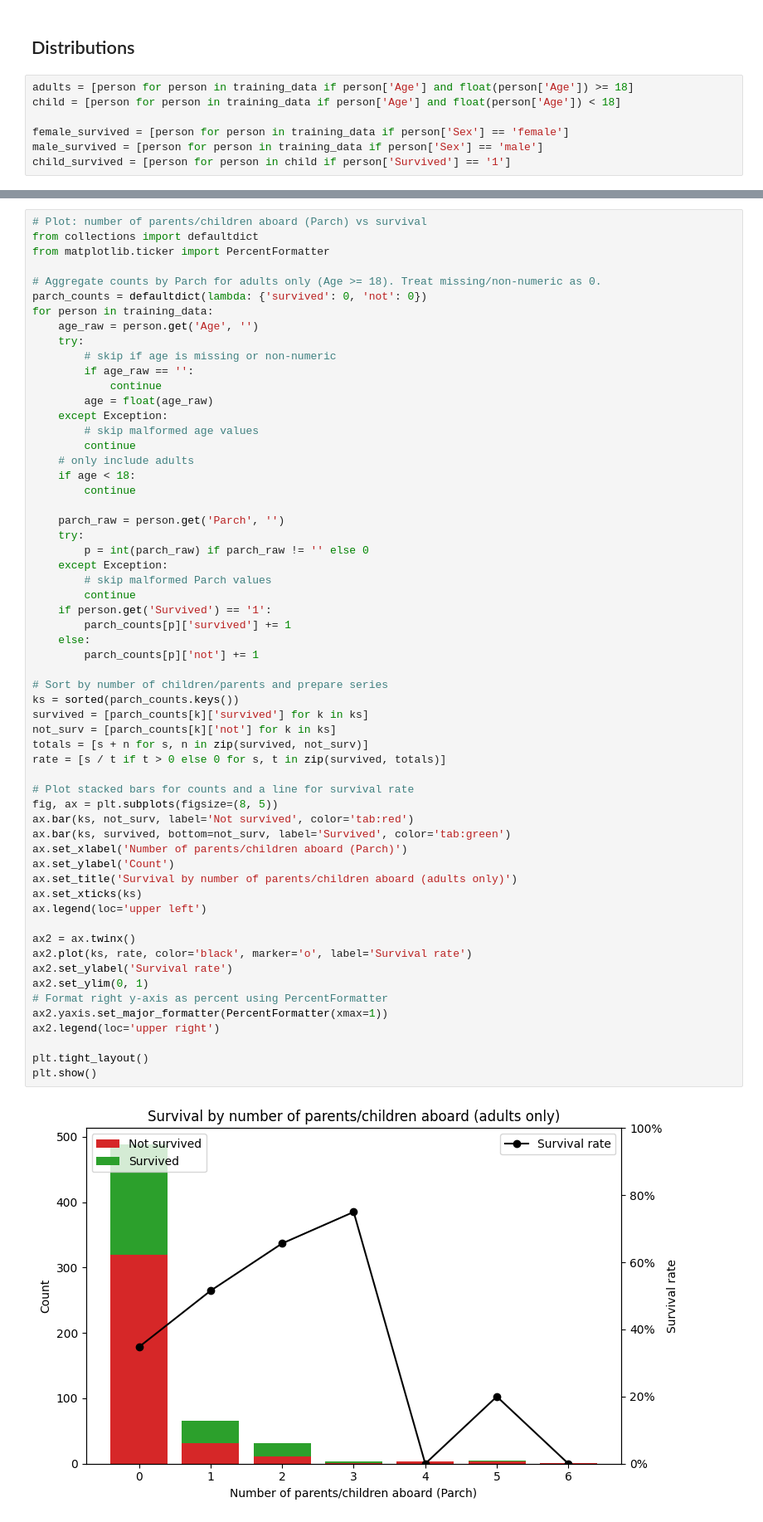
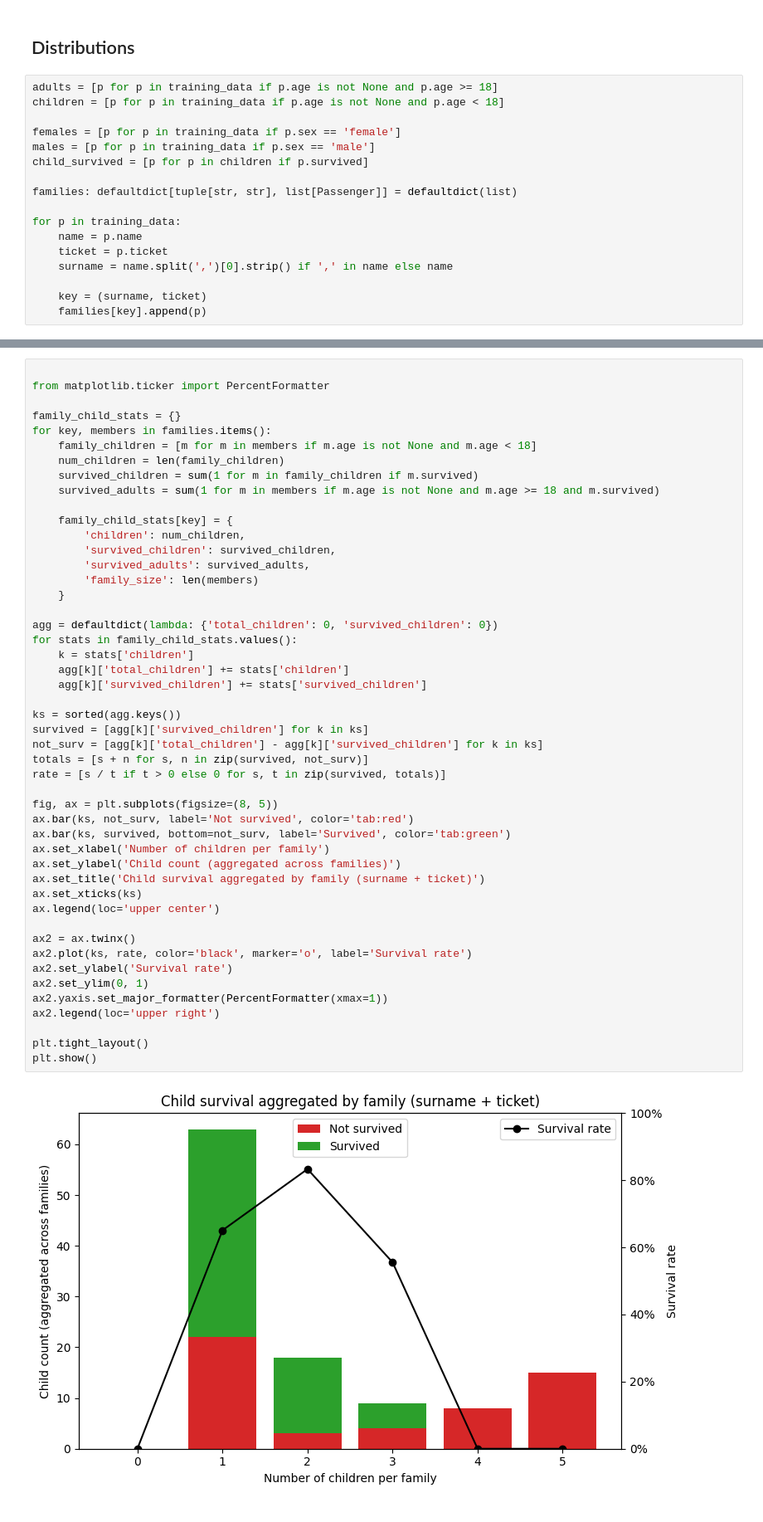
Before and after one commit to felipefcm/kaggle-titanic, a Jupyter notebook: notebooks/data_visualisations.ipynb, the cells around one changed output, grey strips where cells are left out. Shown: that part at 83% size. Saved outputs shown, nothing was run; the diff lists cells and outputs as text.

```diff
--- a/notebooks/data_visualisations.ipynb
+++ b/notebooks/data_visualisations.ipynb
@@ -23,10 +23,20 @@ Training data loaded. Number of records: 891
 # %% [markdown]
 ## Distributions
 # %%
-adults = [person for person in training_data if person['Age'] and float(person['Age']) >= 18]
-child = [person for person in training_data if person['Age'] and float(person['Age']) < 18]
+adults = [p for p in training_data if p.age is not None and p.age >= 18]
+children = [p for p in training_data if p.age is not None and p.age < 18]
 
-female_survived = [person for person in training_data if person['Sex'] == 'female']
-male_survived = [person for person in training_data if person['Sex'] == 'male']
-child_survived = [person for person in child if person['Survived'] == '1']
+females = [p for p in training_data if p.sex == 'female']
+males = [p for p in training_data if p.sex == 'male']
+child_survived = [p for p in children if p.survived]
+
+families: defaultdict[tuple[str, str], list[Passenger]] = defaultdict(list)
+
+for p in training_data:
+    name = p.name
+    ticket = p.ticket
+    surname = name.split(',')[0].strip() if ',' in name else name
+
+    key = (surname, ticket)
+    families[key].append(p)
 # %% [markdown]
@@ -114,61 +114,50 @@ plt.show()
 # %%
-# Plot: number of parents/children aboard (Parch) vs survival
-from collections import defaultdict
+
 from matplotlib.ticker import PercentFormatter
 
-# Aggregate counts by Parch for adults only (Age >= 18). Treat missing/non-numeric as 0.
-parch_counts = defaultdict(lambda: {'survived': 0, 'not': 0})
-for person in training_data:
-    age_raw = person.get('Age', '')
-    try:
-        # skip if age is missing or non-numeric
-        if age_raw == '':
-            continue
-        age = float(age_raw)
-    except Exception:
-        # skip malformed age values
-        continue
-    # only include adults
-    if age < 18:
-        continue
+family_child_stats = {}
+for key, members in families.items():
+    family_children = [m for m in members if m.age is not None and m.age < 18]
+    num_children = len(family_children)
+    survived_children = sum(1 for m in family_children if m.survived)
+    survived_adults = sum(1 for m in members if m.age is not None and m.age >= 18 and m.survived)
 
-    parch_raw = person.get('Parch', '')
-    try:
-        p = int(parch_raw) if parch_raw != '' else 0
-    except Exception:
-        # skip malformed Parch values
-        continue
-    if person.get('Survived') == '1':
-        parch_counts[p]['survived'] += 1
-    else:
-        parch_counts[p]['not'] += 1
+    family_child_stats[key] = {
+        'children': num_children,
+        'survived_children': survived_children,
+        'survived_adults': survived_adults,
+        'family_size': len(members)
+    }
 
-# Sort by number of children/parents and prepare series
-ks = sorted(parch_counts.keys())
-survived = [parch_counts[k]['survived'] for k in ks]
-not_surv = [parch_counts[k]['not'] for k in ks]
+agg = defaultdict(lambda: {'total_children': 0, 'survived_children': 0})
+for stats in family_child_stats.values():
+    k = stats['children']
+    agg[k]['total_children'] += stats['children']
+    agg[k]['survived_children'] += stats['survived_children']
+
+ks = sorted(agg.keys())
+survived = [agg[k]['survived_children'] for k in ks]
+not_surv = [agg[k]['total_children'] - agg[k]['survived_children'] for k in ks]
 totals = [s + n for s, n in zip(survived, not_surv)]
 rate = [s / t if t > 0 else 0 for s, t in zip(survived, totals)]
 
-# Plot stacked bars for counts and a line for survival rate
 fig, ax = plt.subplots(figsize=(8, 5))
 ax.bar(ks, not_surv, label='Not survived', color='tab:red')
 ax.bar(ks, survived, bottom=not_surv, label='Survived', color='tab:green')
-ax.set_xlabel('Number of parents/children aboard (Parch)')
-ax.set_ylabel('Count')
-ax.set_title('Survival by number of parents/children aboard (adults only)')
+ax.set_xlabel('Number of children per family')
+ax.set_ylabel('Child count (aggregated across families)')
+ax.set_title('Child survival aggregated by family (surname + ticket)')
 ax.set_xticks(ks)
-ax.legend(loc='upper left')
+ax.legend(loc='upper center')
 
 ax2 = ax.twinx()
 ax2.plot(ks, rate, color='black', marker='o', label='Survival rate')
 ax2.set_ylabel('Survival rate')
 ax2.set_ylim(0, 1)
-# Format right y-axis as percent using PercentFormatter
 ax2.yaxis.set_major_formatter(PercentFormatter(xmax=1))
 ax2.legend(loc='upper right')
 
 plt.tight_layout()
 plt.show()
 # %% [output]
-[figure, old version]
+[figure, new version]
```
Also changed, not shown: parts of 4 cells of this notebook, 7 other files.
